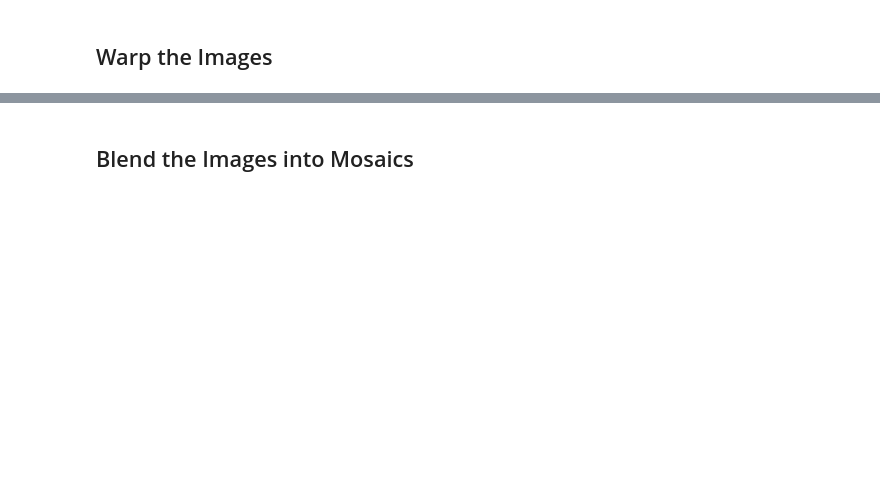
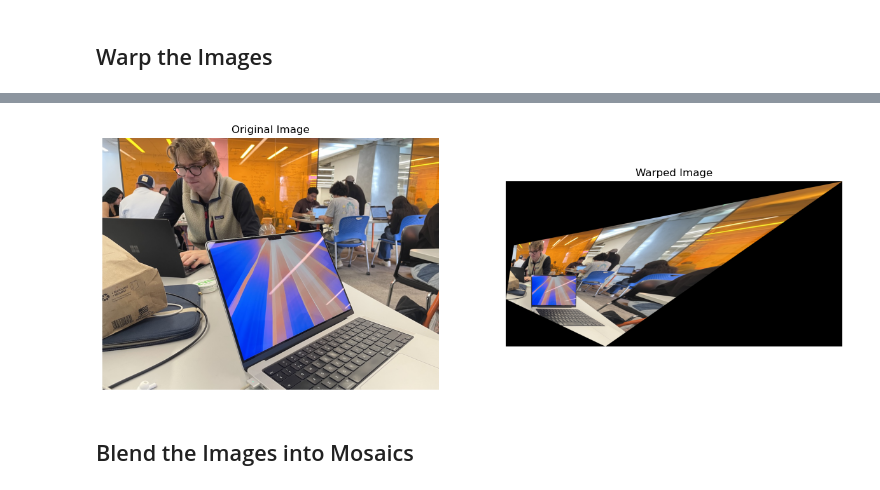
Before and after one commit to filipbagen/cs-180, a Jupyter notebook: p4-image-warping-and-mosaicing/code/main.ipynb, the cells around one changed output, grey strips where cells are left out. Drawn from its saved outputs; the diff is of its cells as text; code cells hidden in the pictures; blank space fills up the shorter version.

```diff
--- a/p4-image-warping-and-mosaicing/code/main.ipynb
+++ b/p4-image-warping-and-mosaicing/code/main.ipynb
@@ -136,2 +69,75 @@ plt.show()
+# %%
+def warpImage(im, H):
+    height, width = im.shape[:2]
+
+    # Define corners of the original image in homogeneous coordinates
+    corners = np.array([
+        [0, 0, 1], [width - 1, 0, 1],
+        [width - 1, height - 1, 1], [0, height - 1, 1]
+    ]).T
+
+    # Warp the corners using the homography matrix
+    warped_corners = H @ corners
+    warped_corners /= warped_corners[2, :]  # Normalize homogeneous coordinates
+
+    # Calculate the bounding box for the warped image
+    min_x = int(np.floor(min(warped_corners[0, :])))
+    min_y = int(np.floor(min(warped_corners[1, :])))
+    max_x = int(np.ceil(max(warped_corners[0, :])))
+    max_y = int(np.ceil(max(warped_corners[1, :])))
+
+    # Create a meshgrid for the output coordinates
+    X, Y = np.meshgrid(np.arange(min_x, max_x), np.arange(min_y, max_y))
+    warped_coords = np.vstack((X.ravel(), Y.ravel(), np.ones(X.size)))
+
+    # Compute inverse homography to map to input image coordinates
+    H_inv = np.linalg.inv(H)
+    input_coords = H_inv @ warped_coords
+    input_coords /= input_coords[2, :]  # Normalize homogeneous coordinates
+
+    input_X = input_coords[0, :].reshape(max_y - min_y, max_x - min_x)
+    input_Y = input_coords[1, :].reshape(max_y - min_y, max_x - min_x)
+
+    # Interpolate pixel values for each channel
+    warped_im = np.zeros((max_y - min_y, max_x - min_x, im.shape[2]), dtype=im.dtype)
+
+    grid_x, grid_y = np.meshgrid(np.arange(width), np.arange(height))
+
+    for channel in range(im.shape[2]):
+        # interpolate using griddata
+        values = im[..., channel].ravel()
+        points = np.vstack((grid_x.ravel(), grid_y.ravel())).T
+
+        warped_im[..., channel] = sp.interpolate.griddata(
+            points,
+            values,
+            (input_X, input_Y),
+            method='linear',
+            fill_value=0
+        )
+
+    return warped_im, min_x, min_y
+
+# Run the function
+im_warped, _, _ = warpImage(computer_screen, H)
+
+# Display the result
+plt.figure(figsize=(15, 10))
+
+# Original image
+plt.subplot(1, 2, 1)
+plt.imshow(computer_screen)
+plt.title('Original Image')
+plt.axis('off')
+
+# Warped image
+plt.subplot(1, 2, 2)
+plt.imshow(im_warped)
+plt.title('Warped Image')
+plt.axis('off')
+
+plt.show()
+# %% [output]
+[figure, added]
 # %% [markdown]
 ## Blend the Images into Mosaics
```
Also changed, not shown: parts of 10 cells of this notebook, 5 other files.
